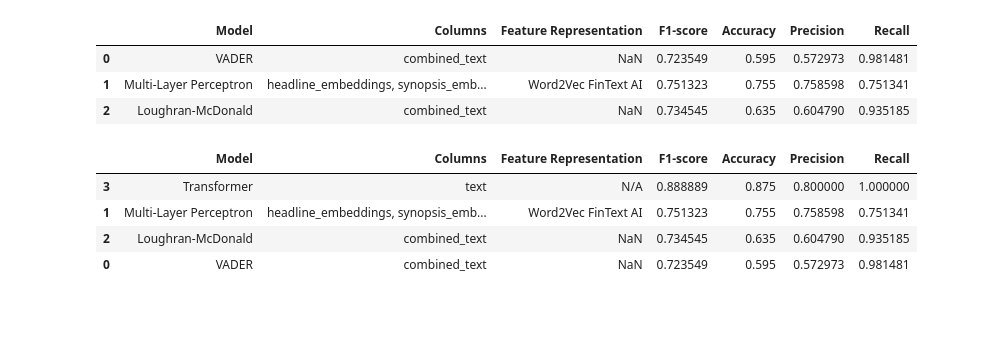
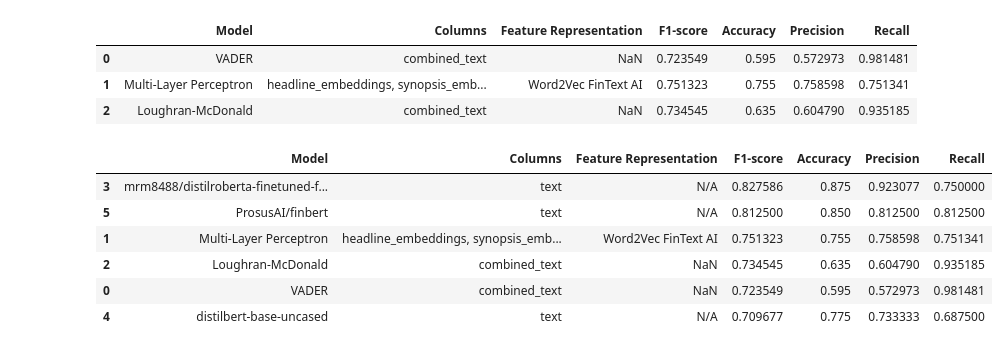
Before and after one commit to rnribeiro/NLP_FEUP, a Jupyter notebook: assignment2.ipynb, the cells around one changed output. Saved outputs shown, nothing was run; the diff lists cells and outputs as text; code cells hidden in the pictures; blank space fills up the shorter version.

```diff
--- a/assignment2.ipynb
+++ b/assignment2.ipynb
@@ -209,5 +267,7 @@ TrainOutput(global_step=200, training_loss=0.29832317352294924, metrics={'train_
 # %%
 # Evaluate the model
-if train:
-    trainer.evaluate()
+if ft_train:
+    for model in model_names:
+        print(f"Evaluating {model}...")
+        models[model]['trainer'].evaluate()
 # %% [output]
@@ -216,5 +280,7 @@ if train:
 # %%
 # Save the model to the hub
-if train:
-    trainer.push_to_hub()
+if ft_train:
+    for model in model_names:
+        print(f"Pushing {model} to Hugging Face...")
+        models[model]['trainer'].push_to_hub()
 # %% [output]
@@ -241,5 +309,7 @@ dataloader_config = DataLoaderConfiguration(dispatch_batches=None, split_batches
 ## Evaluate the model
 # %%
 # Predict the test set
-predictions = trainer2.predict(tokenized_datasets['test'])
+for model in model_names:
+    print(f"Predicting {model}...")
+    models[model]['predictions'] = models[model]['trainer2'].predict(models[model]['ft_dataset']['test'])
 # %% [output]
@@ -297,11 +380,18 @@ f1 = f1_score(true_labels, predicted_labels)
 # %%
 # Save the results to a dataframe
-results_transformer = pd.DataFrame([{
-    'Model': 'Transformer',
-    'Feature Representation': 'N/A',
-    'Columns': 'text',
-    'Accuracy': accuracy,
-    'Precision': precision,
-    'Recall': recall,
-    'F1-score': f1
-}])
+results_transformers = []
+for model, metrics in results_ft.items():
+    results_transformers.append({
+        'Model': model,
+        'Feature Representation': 'N/A',
+        'Columns': 'text',
+        'F1-score': metrics['f1_score'],
+        'Accuracy': metrics['accuracy'],
+        'Precision': metrics['precision'],
+        'Recall': metrics['recall'],
+    })
+
+# Create a dataframe from the results
+results_transformers_ft = pd.DataFrame(results_transformers)
+
+results_transformers_ft.sort_values(by='F1-score', ascending=False)
@@ -337,18 +437,20 @@ previous_results
 | 2 | Loughran-McDonald | combined_text | NaN | 0.734545 | 0.635 | 0.604790 | 0.935185 |
 # %%
 # Concatenate the results
-results = pd.concat([previous_results.copy(), results_transformer], ignore_index=True)
+results = pd.concat([previous_results.copy(), results_transformers_ft], ignore_index=True)
 
 # Save the results to a CSV file
 results.to_csv('results/assignment2_comparison.csv', index=False)
 
 # Sort the results by f1-score
 results = results.sort_values(by='F1-score', ascending=False)
 
 results
 # %% [output]
 |  | Model | Columns | Feature Representation | F1-score | Accuracy | Precision | Recall |
-| 3 | Transformer | text | N/A | 0.888889 | 0.875 | 0.800000 | 1.000000 |
+| 3 | mrm8488/distilroberta-finetuned-f... | text | N/A | 0.827586 | 0.875 | 0.923077 | 0.750000 |
+| 5 | ProsusAI/finbert | text | N/A | 0.812500 | 0.850 | 0.812500 | 0.812500 |
 | 1 | Multi-Layer Perceptron | headline_embeddings, synopsis_emb... | Word2Vec FinText AI | 0.751323 | 0.755 | 0.758598 | 0.751341 |
 | 2 | Loughran-McDonald | combined_text | NaN | 0.734545 | 0.635 | 0.604790 | 0.935185 |
 | 0 | VADER | combined_text | NaN | 0.723549 | 0.595 | 0.572973 | 0.981481 |
+| 4 | distilbert-base-uncased | text | N/A | 0.709677 | 0.775 | 0.733333 | 0.687500 |
```
Also changed, not shown: parts of 57 cells of this notebook.
